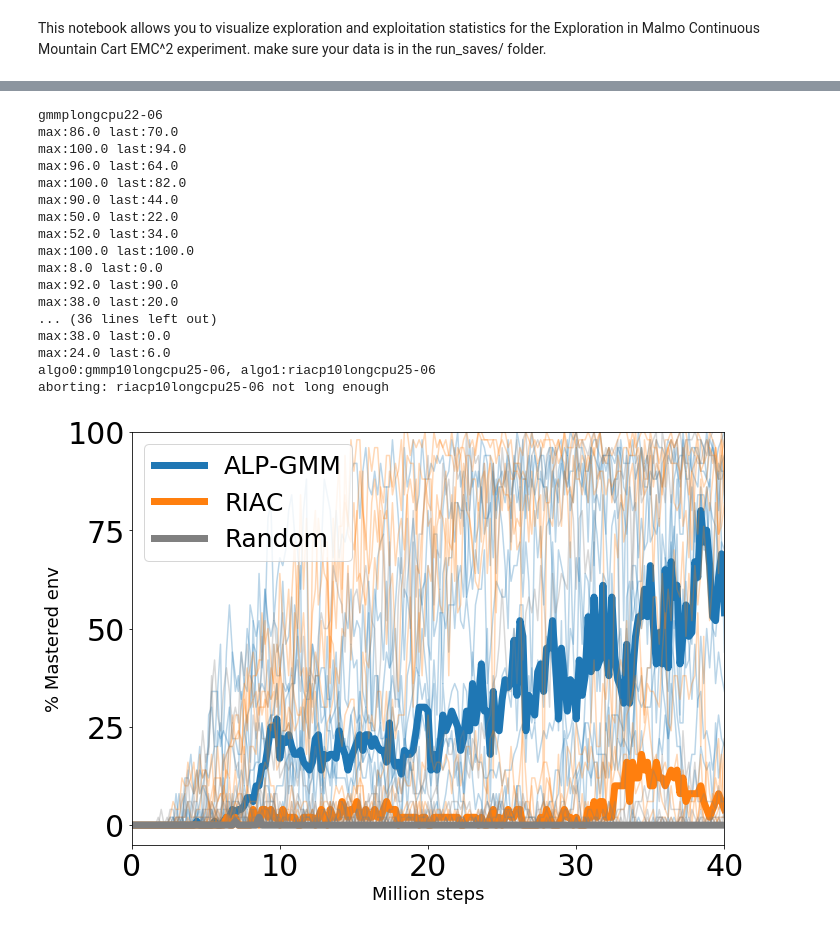
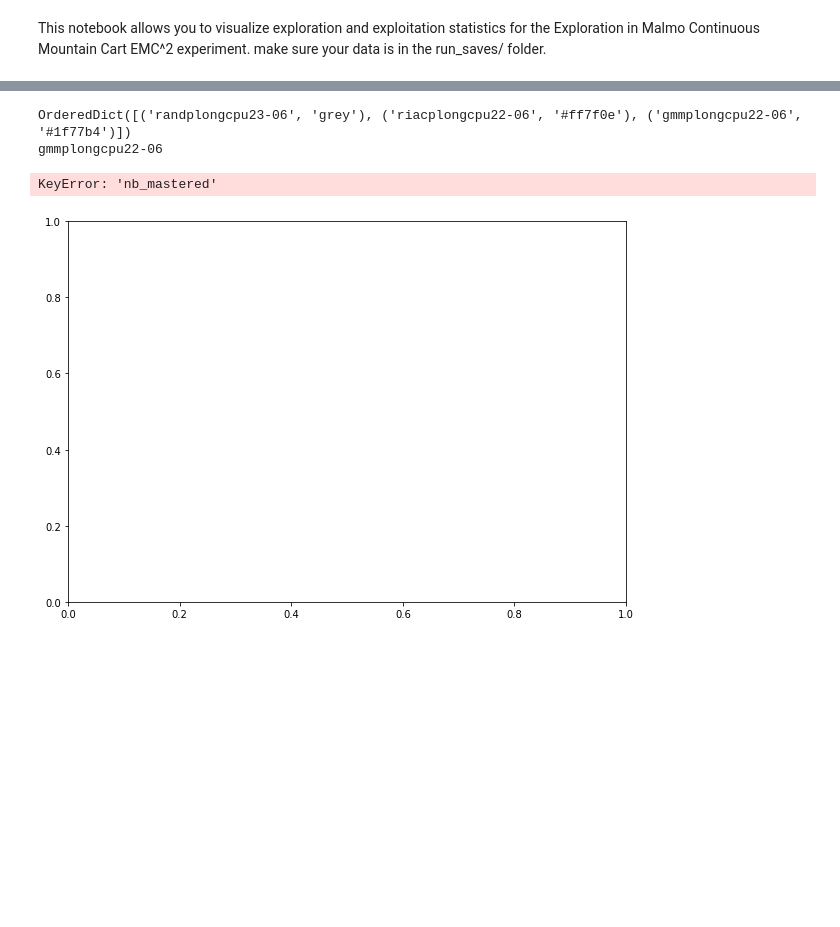
Before and after one commit to rPortelas/spinningup, a Jupyter notebook: data_visualization_sac.ipynb, the cells around one changed output, grey strips where cells are left out. Saved outputs shown, nothing was run; the diff lists cells and outputs as text; code cells hidden in the pictures; blank space fills up the shorter version.

```diff
--- a/data_visualization_sac.ipynb
+++ b/data_visualization_sac.ipynb
@@ -460,6 +456,6 @@ for i,(m_id,label) in enumerate(labels.items()):
 # %%
 def plot_with_std(subplot_nb, ax,x,y,err,color,shade_color,label,
-                  y_min=None,y_max=None, legend=False, title=None, ylim=[0,100]):
+                  y_min=None,y_max=None, legend=False, title=None, ylim=[0,100], xlim=[0,20]):
     #plt.rcParams.update({'font.size': 15})
     ax.locator_params(axis='x', nbins=5)
     ax.locator_params(axis='y', nbins=5)
@@ -474,7 +470,7 @@ def plot_with_std(subplot_nb, ax,x,y,err,color,shade_color,label,
     ax.set_xlabel('Million steps', fontsize=30)
     if subplot_nb == 0:
         ax.set_ylabel('% Mastered env', fontsize=30)
-    ax.set_xlim(xmin=min(x),xmax=40)
+    ax.set_xlim(xmin=xlim[0],xmax=xlim[1])
     ax.set_ylim(bottom=ylim[0],top=ylim[1])
     if title:
         ax.set_title(title, fontsize=22)
@@ -489,7 +485,7 @@ def plot_all_and_median(subplot_nb, ax,x,ys,color,label,
     median = np.median(np.array(ys), axis=0)
     #print(median)
     for k,y in enumerate(ys):
-        print("max:{} last:{}".format(max(y), y[-1]))
+        print("max:{} last:{}".format(max(y), y[200]))
         ax.plot(x[0:min_len],y, color=color, linewidth=1.5, alpha=0.3)
     ax.plot(x[0:min_len],median, color=color, linewidth=7 , label=label)
     if legend:
@@ -546,8 +542,9 @@ for k, a_type in enumerate(agent_types):
             runs_data = models_saves[m_id]['data']
             ys = []
             for run in runs_data:
-                #print(run['config']['seed'])
                 data = run['nb_mastered']
+                print(run['config']['seed'])
+                print("max:{} last:{}".format(max(data), data[-1]))
                 #data = run['avg_pos_rewards']
                 #data = run['local_rewards']
                 #data = run['evaluation return']
@@ -571,7 +568,7 @@ for k, a_type in enumerate(agent_types):
             plot_with_std(0, ax[0],episodes,np.mean(ys_same_len,axis=0),np.std(ys_same_len,axis=0),colors[m_id],colors[m_id],label,
                     legend=legend[k],ylim=[0,y_max[k]])
             plt.tight_layout()
-            f.savefig('graphics/all_perfs_{}_agents_mastered_envs.png'.format(a_type))
+            #f.savefig('graphics/all_perfs_{}_agents_mastered_envs.png'.format(a_type))
 
 # perform welch tests:
 for type0 in agent_types:
@@ -579,7 +576,9 @@ for type0 in agent_types:
         if type0 in m_id0 and 'gmm' in m_id0:
             for i1,(m_id1,label1) in enumerate(labels.items()):
                 if type0 in m_id1:
-                    get_welch(algo_0=m_id0, algo_1=m_id1)
+                    pass
+                    #for i in range(75,150):
+                    #    get_welch(algo_0=m_id0, algo_1=m_id1, epoch=i)
 
 # get_welch(algo_0='gmmcontdefault08-06', algo_1="randcontdefault08-06")
 # get_welch(algo_0='gmmcontshort07-06', algo_1="randcontshort07-06")
@@ -590,4 +589,4 @@ for type0 in agent_types:
 # get_welch(algo_0=, algo_1='gmmpolylong17-06')
 # get_welch(algo_0='gmmpolydefault17-06', algo_1='randpolydefault17-06')
 
-#plt.savefig("graphics/sac_sagg_vs_random_3_leg_sizes.png", bbox_inches='tight')
+plt.savefig("graphics/sac_sagg_vs_random_3_leg_sizes.png", bbox_inches='tight')
@@ -594,69 +626,59 @@ for type0 in agent_types:
 # %%
+print(colors)
 #Increasing stump height experience
-#agent_types = ["rand","gmm","riac"]
+#agent_types = ["cd","h4","h5"]
 agent_types = ['pl']
 plt.ion()
 for a_type in agent_types:
     f, ax = plt.subplots(1,1,figsize=(10,7))
     ax = [ax]
     for i,(m_id,label) in enumerate(labels.items()):
-        if a_type in m_id and 'bmm' not in m_id and 'oracle' not in m_id:
+        if a_type in m_id and 'bmm' not in m_id: #and 'oracle' not in m_id:
             print(m_id)
             runs_data = models_saves[m_id]['data']
             ys = []
             for run in runs_data:
                 #print(run['config']['seed'])
                 data = run['nb_mastered']
                 #data = run['evaluation return']
                 episodes = np.array(run['total timesteps'])
                 ys.append(data)
             #clean data
-            min_len = 200
+            min_len = 999
             for y in ys:
                 if len(y) < min_len:
 
                     min_len = len(y)
             ys_same_len = []
             for y in ys:
                 ys_same_len.append(y[0:min_len])
             episodes = episodes[0:min_len]
             episodes = [e/1000000 for e in episodes]
             #print(episodes)
 
             plot_all_and_median(0, ax[0], episodes,ys_same_len,colors[m_id],label,
                                  legend=True)
 #             plot_with_std(0, ax[0],episodes,np.mean(ys_same_len,axis=0),
-#                           np.std(ys_same_len,axis=0),colors[m_id],colors[m_id],label,legend=True,ylim=[0,100])
+#                           np.std(ys_same_len,axis=0),colors[m_id],colors[m_id],label,
+#                           legend=True,ylim=[0,100], xlim=[0,40])
             plt.tight_layout()
             #f.savefig('graphics/stump_height_{}_agents_mastered_envs.png'.format(a_type))
             #f.savefig('graphics/complex_{}_agents_mastered_envs.png'.format(a_type))
 
 # perform welch tests:
-for type0 in ['p10']:
+for type0 in ['pl','cd','h4','h5']:
     for i0,(m_id0,label0) in enumerate(labels.items()):
-        if type0 in m_id0 and 'gmm' in m_id0:
+        if type0 in m_id0 and 'riac' in m_id0:
             for i1,(m_id1,label1) in enumerate(labels.items()):
-                if type0 in m_id1 and 'riac' in m_id1:
-                    get_welch(algo_0=m_id0, algo_1=m_id1, epoch=220)
+                if type0 in m_id1 and 'gmm' in m_id1:
+                    get_welch(algo_0=m_id0, algo_1=m_id1, epoch=200)
+#get_welch(algo_0='gmmp10longcpu228-06', algo_1='riacplongcpu328-06',epoch=200)
+#get_welch(algo_0='gmmcdefaultcpu21-06', algo_1='gmmh5defaultcpu21-06')
 # %% [output]
+OrderedDict([('randplongcpu23-06', 'grey'), ('riacplongcpu22-06', '#ff7f0e'), ('gmmplongcpu22-06', '#1f77b4')])
 gmmplongcpu22-06
-max:86.0 last:70.0
-max:100.0 last:94.0
-max:96.0 last:64.0
-max:100.0 last:82.0
-max:90.0 last:44.0
-max:50.0 last:22.0
-max:52.0 last:34.0
-max:100.0 last:100.0
-max:8.0 last:0.0
-max:92.0 last:90.0
-max:38.0 last:20.0
-... (36 lines left out)
-max:38.0 last:0.0
-max:24.0 last:6.0
-algo0:gmmp10longcpu25-06, algo1:riacp10longcpu25-06
-aborting: riacp10longcpu25-06 not long enough
+KeyError: 'nb_mastered'
-[figure, old version]
+[figure, new version]
 # %%
 #single plot
 plt.ion()
```
Also changed, not shown: parts of 16 cells of this notebook, 8 other files.
